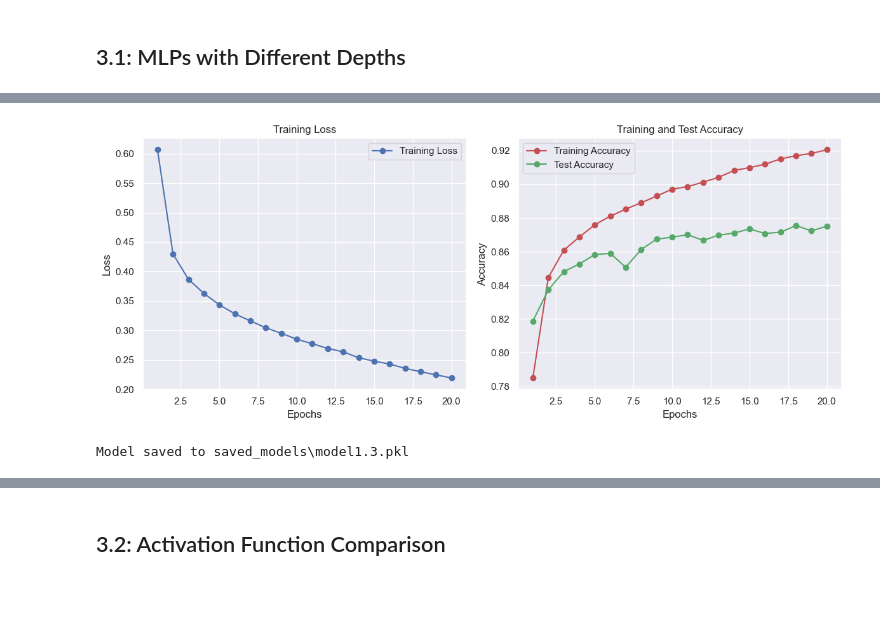
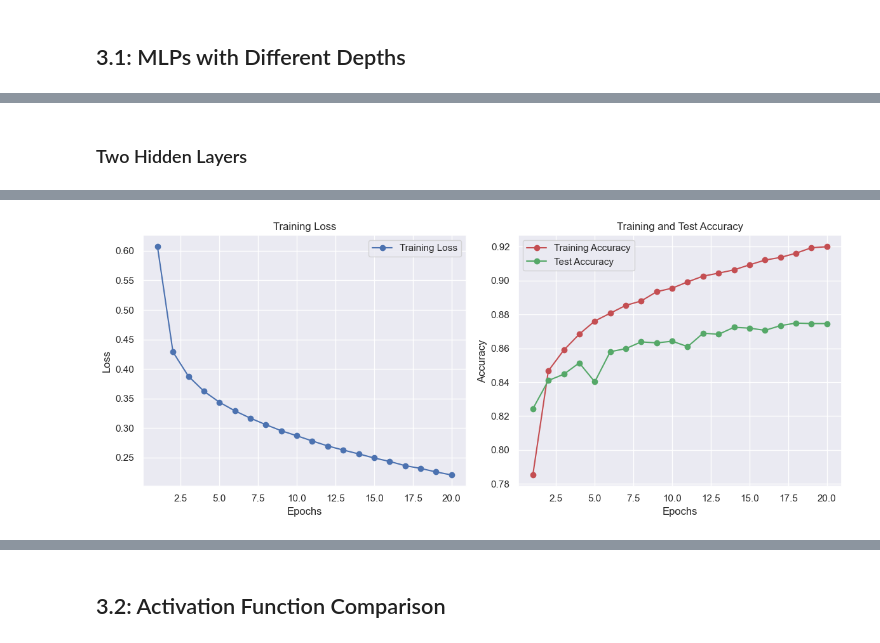
Before and after one commit to NickMilin/COMP551_A3, a Jupyter notebook: COMP551_A3.ipynb, the cells around one changed output, grey strips where cells are left out. Saved outputs shown, nothing was run; the diff lists cells and outputs as text; code cells hidden in the pictures; blank space fills up the shorter version.

```diff
--- a/COMP551_A3.ipynb
+++ b/COMP551_A3.ipynb
@@ -151,4 +158,6 @@ Model loaded from saved_models\model1.2.pkl
 [figure]
+# %% [markdown]
+### Two Hidden Layers
 # %%
 # Model 3 - Two hidden layers with 256 units each, ReLU activation
 model3 = load_model('model1.3')
@@ -156,7 +165,7 @@ if model3 is None:
     model3 = MLP(input_size, output_size, activation_function=relu(), num_hidden_layers=2, units=[256,256])
     model3.fit(train_loader, test_loader, 0.01, 20)
     model3.plot_history()
-    save_model(model1, 'model1.3')
+    save_model(model3, 'model1.3')
 else:
     model3.plot_history()
 # %% [output]
@@ -180,4 +173,3 @@ Epoch 20/20, Loss: 0.2194, Train Accuracy: 0.9206, Test Accuracy: 0.8752
-[figure, old version]
+[figure, new version]
-Model saved to saved_models\model1.3.pkl
 # %%
 # Comparison of models test accuracy
```
Also changed, not shown: parts of 18 cells of this notebook, 6 other files.
